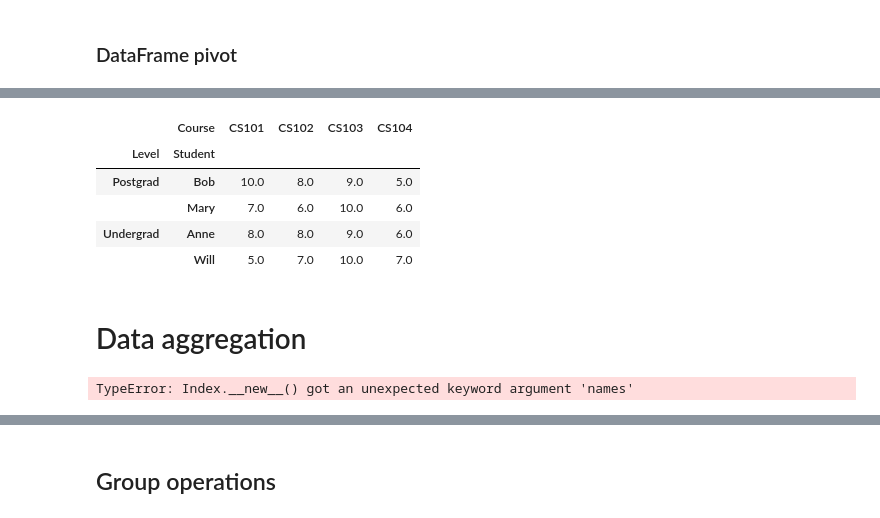
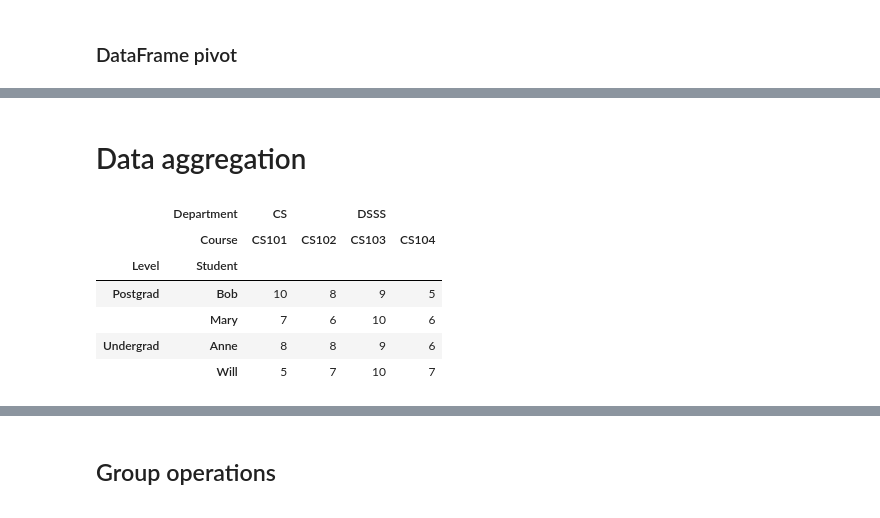
Before and after one commit to bzafiris/jupyter-tutorial, a Jupyter notebook: notebooks/pandas-tutorial.ipynb, the cells around one changed output, grey strips where cells are left out. Drawn from its saved outputs; the diff is of its cells as text; code cells hidden in the pictures.

```diff
--- a/notebooks/pandas-tutorial.ipynb
+++ b/notebooks/pandas-tutorial.ipynb
@@ -419,30 +423,30 @@ tidydf.pivot(index='Student', columns = 'Course', values ='Grade')
 # %%
 # Support for multi-level index
-df = df.pivot_table(index=['Level', 'Student'],
-              columns = 'Course', values ='Grade')
-df
+df = hierarchicalIndexingSample()
+#df = df.pivot_table(index=['Level', 'Student'],
+#              columns = 'Course', values ='Grade')
+#df
-# %% [output]
-|  | Course | CS101 | CS102 | CS103 | CS104 |
-| Level | Student |  |  |  |  |
-| Postgrad | Bob | 10.0 | 8.0 | 9.0 | 5.0 |
-|  | Mary | 7.0 | 6.0 | 10.0 | 6.0 |
-| Undergrad | Anne | 8.0 | 8.0 | 9.0 | 6.0 |
-|  | Will | 5.0 | 7.0 | 10.0 | 7.0 |
 # %% [markdown]
 # Data aggregation
 # %%
 # Specify values for each row with Hierarchical Indexing
 data = [[10, 8, 9, 5], [5, 7, 10, 7], [7, 6, 10, 6], [8, 8, 9, 6]]
 # Column MultiIndex
-columnIdx = pd.Index(
-  ['CS101', 'CS102', 'CS103', 'CS104'], names = ['Dept', 'Course'])
+columnIdx = pd.MultiIndex.from_tuples(
+  [('CS', 'CS101'), ('CS', 'CS102'), ('DSSS', 'CS103'), ('DSSS','CS104')], names = ['Department', 'Course'])
 # Row MultiIndex
 rowIdx = pd.MultiIndex.from_tuples(
     [('Postgrad', 'Bob'), ('Undergrad', 'Will'), ('Postgrad', 'Mary'),
      ('Undergrad', 'Anne')], names = ['Level', 'Student'])
 # Create dataframe
 df = pd.DataFrame(data, index = rowIdx, columns = columnIdx)
 df = df.sort_index()
 df
 # %% [output]
-TypeError: Index.__new__() got an unexpected keyword argument 'names'
+|  | Department | CS |  | DSSS |  |
+|  | Course | CS101 | CS102 | CS103 | CS104 |
+| Level | Student |  |  |  |  |
+| Postgrad | Bob | 10 | 8 | 9 | 5 |
+|  | Mary | 7 | 6 | 10 | 6 |
+| Undergrad | Anne | 8 | 8 | 9 | 6 |
+|  | Will | 5 | 7 | 10 | 7 |
```
Also changed, not shown: parts of 33 cells of this notebook.
